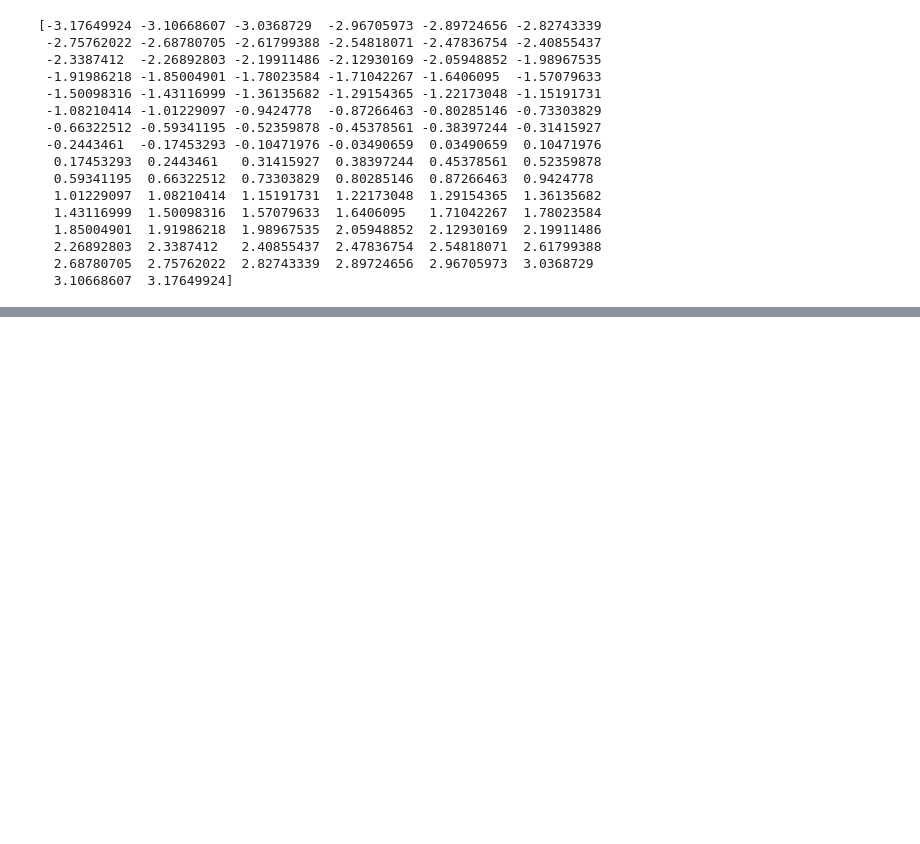
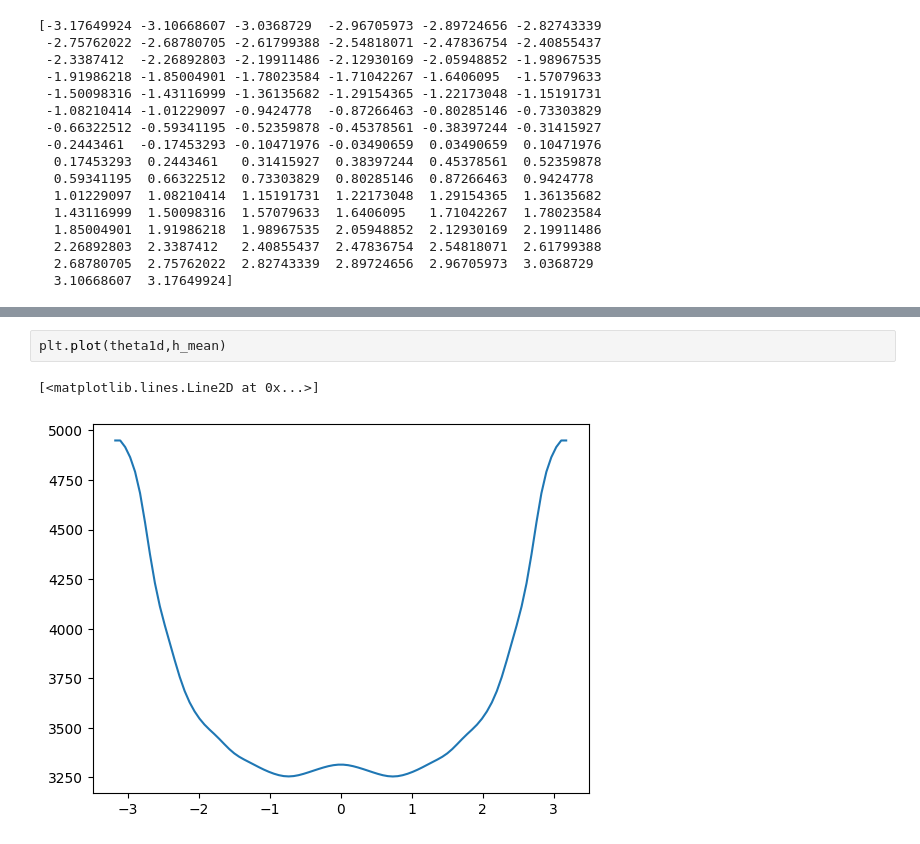
Before and after one commit to dana-grund/HPC4WC, a Jupyter notebook: projects/2023/project06_shallow_water/visualization/visualization.ipynb, the cells around one changed output, grey strips where cells are left out. Cells and saved outputs as stored; diff of their text form; blank space fills up the shorter version.

```diff
--- a/projects/2023/project06_shallow_water/visualization/visualization.ipynb
+++ b/projects/2023/project06_shallow_water/visualization/visualization.ipynb
@@ -135,0 +147,5 @@ ax1.dist = 7
+# %%
+plt.plot(theta1d,h_mean)
+# %% [output]
+[<matplotlib.lines.Line2D at 0x...>]
+[figure, added]
```
Also changed, not shown: parts of 5 cells of this notebook, 2 other files.
